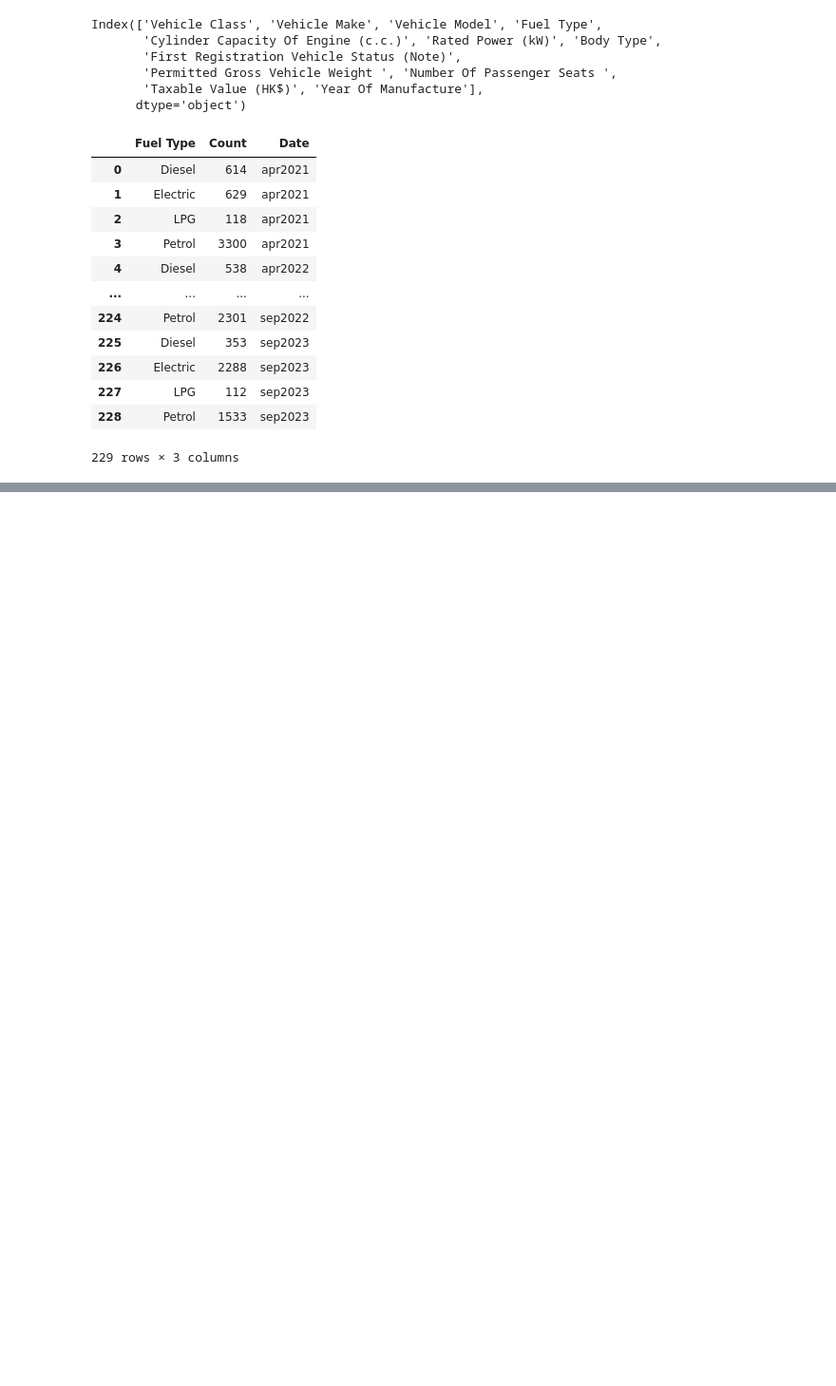
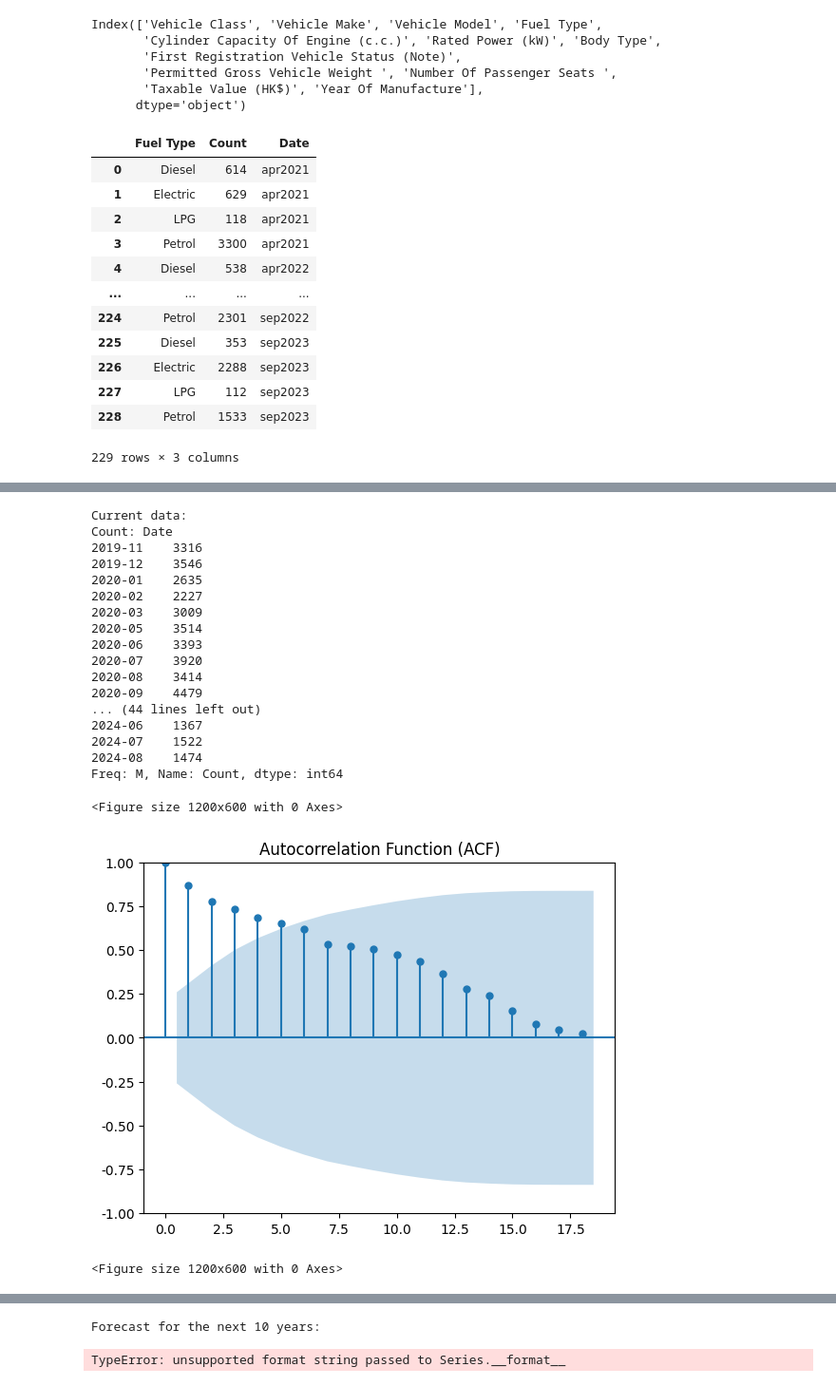
Before and after one commit to lilyleungch/erbscope99, a Jupyter notebook: data_cleansing/KK_HK_Data/modeling.ipynb, the cells around one changed output, grey strips where cells are left out. Shown at 95% size. Cells and saved outputs as stored; diff of their text form; code cells hidden in the pictures; blank space fills up the shorter version.

```diff
--- a/data_cleansing/KK_HK_Data/modeling.ipynb
+++ b/data_cleansing/KK_HK_Data/modeling.ipynb
@@ -165,2 +187,70 @@ Warnings:
 Forecast for the next 10 years:
 TypeError: unsupported format string passed to Series.__format__
+# %%
+
+
+print("Current data:")
+for year, count in df_petrol.items():
+    print(f"{year}: {count}")
+
+plt.figure(figsize=(12, 6))
+plot_acf(df_petrol)
+plt.title('Autocorrelation Function (ACF)')
+plt.show()
+
+plt.figure(figsize=(12, 6))
+plot_pacf(df_petrol, method='ywm')
+plt.title('Partial Autocorrelation Function (PACF)')
+plt.show()
+
+model = ARIMA(df_petrol, order=(4,1,1))
+model_fit = model.fit()
+
+
+print(model_fit.summary())
+
+forecast_steps = 20
+forecast = model_fit.forecast(steps=forecast_steps)
+
+plt.figure(figsize=(12, 6))
+plt.plot(df_petrol.index.astype(str), df_petrol.values, label='Observed')
+forecast_index = pd.period_range(start=df_petrol.index[-1] + 1, periods=forecast_steps, freq='M')
+plt.plot(forecast_index.astype(str), forecast, color='red', label='Forecast')
+plt.title('Petrol Vehicle Sales: Observed vs Forecast')
+plt.xlabel('Year')
+plt.ylabel('Count')
+plt.legend()
+plt.xticks(rotation=90)
+plt.tight_layout()
+plt.show()
+
+print("\nForecast for the next 10 years:")
+last_observed = df_petrol.iloc[-1]
+for year, value in zip(forecast_index.astype(str), forecast):
+    increase_percent = (value - last_observed) / last_observed * 100
+    print(f"{year}: {value:.0f} (Increase: {increase_percent:.2f}%)")
+    last_observed = value
+
+total_increase_percent = (forecast[-1] - df_petrol.iloc[-1]) / df_petrol.iloc[-1] * 100
+print(f"\nTotal increase over 10 years: {total_increase_percent:.2f}%")
+# %% [output]
+Current data:
+Count: Date
+2019-11    3316
+2019-12    3546
+2020-01    2635
+2020-02    2227
+2020-03    3009
+2020-05    3514
+2020-06    3393
+2020-07    3920
+2020-08    3414
+2020-09    4479
+... (44 lines left out)
+2024-06    1367
+2024-07    1522
+2024-08    1474
+Freq: M, Name: Count, dtype: int64
+<Figure size 1200x600 with 0 Axes>
+[figure, added]
+<Figure size 1200x600 with 0 Axes>
@@ -166,0 +276,2 @@ TypeError: unsupported format string passed to Series.__format__
+Forecast for the next 10 years:
+TypeError: unsupported format string passed to Series.__format__
```
Also changed, not shown: parts of 4 cells of this notebook, 4 other files.
